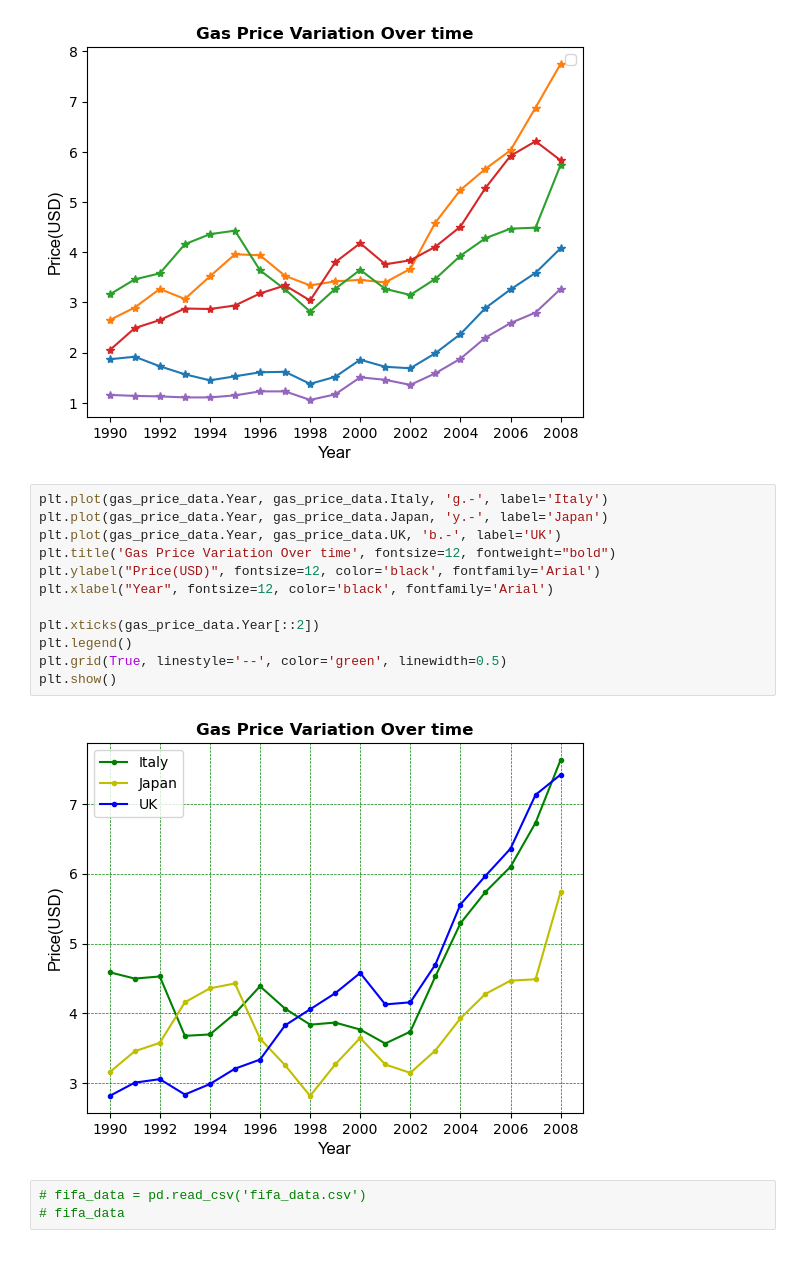
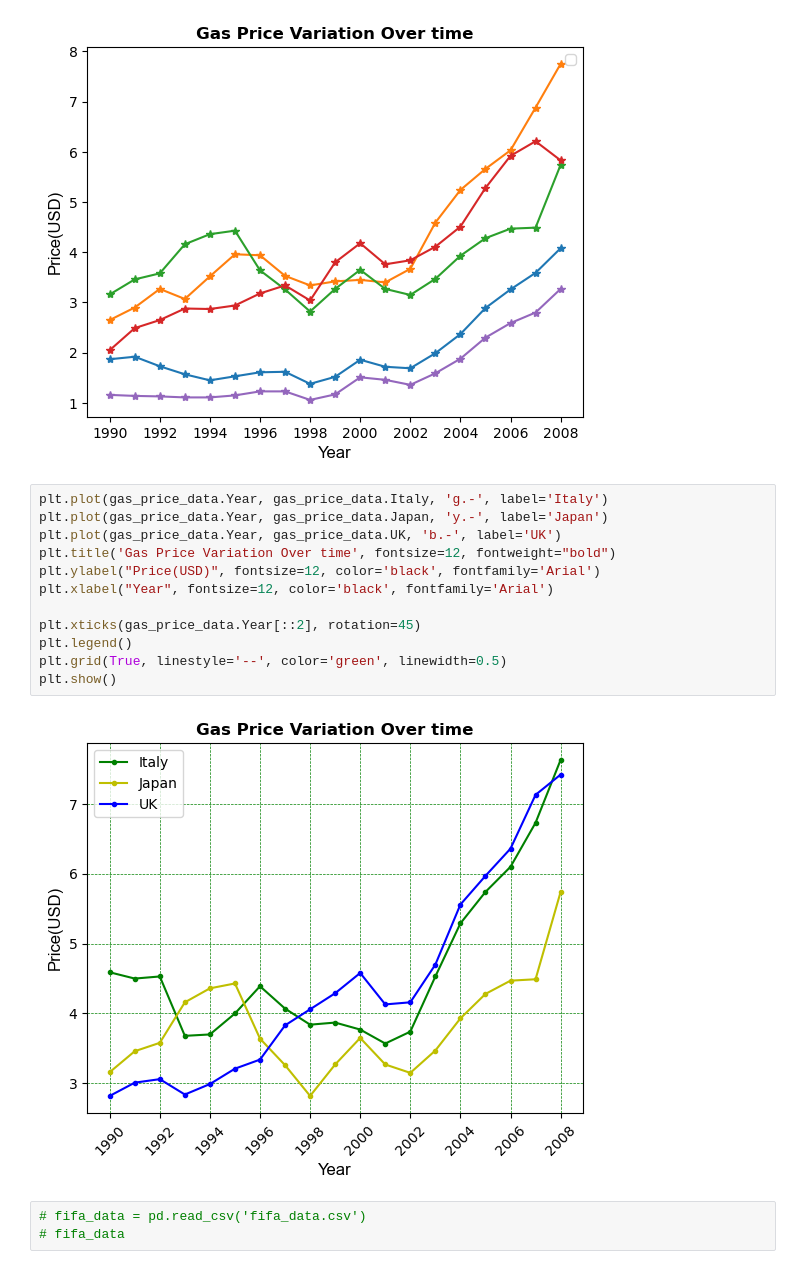
Before and after one commit to Erick-Ondiwa/Machine_Learning_Programming, a Jupyter notebook: 4_matplotlib_library/1_intro_to_matplotlib.ipynb, the cells around one changed output. Drawn from its saved outputs; the diff is of its cells as text.

```diff
--- a/4_matplotlib_library/1_intro_to_matplotlib.ipynb
+++ b/4_matplotlib_library/1_intro_to_matplotlib.ipynb
@@ -60,17 +75,17 @@ No artists with labels found to put in legend.  Note that artists whose label st
 # %%
 plt.plot(gas_price_data.Year, gas_price_data.Italy, 'g.-', label='Italy')
 plt.plot(gas_price_data.Year, gas_price_data.Japan, 'y.-', label='Japan')
 plt.plot(gas_price_data.Year, gas_price_data.UK, 'b.-', label='UK')
 plt.title('Gas Price Variation Over time', fontsize=12, fontweight="bold")
 plt.ylabel("Price(USD)", fontsize=12, color='black', fontfamily='Arial')
 plt.xlabel("Year", fontsize=12, color='black', fontfamily='Arial')
 
-plt.xticks(gas_price_data.Year[::2])
+plt.xticks(gas_price_data.Year[::2], rotation=45)
 plt.legend()
 plt.grid(True, linestyle='--', color='green', linewidth=0.5)
 plt.show()
 # %% [output]
-[figure, old version]
+[figure, new version]
 # %%
 # fifa_data = pd.read_csv('fifa_data.csv')
 # fifa_data
```
Also changed, not shown: parts of 2 cells of this notebook, 2 other files.
